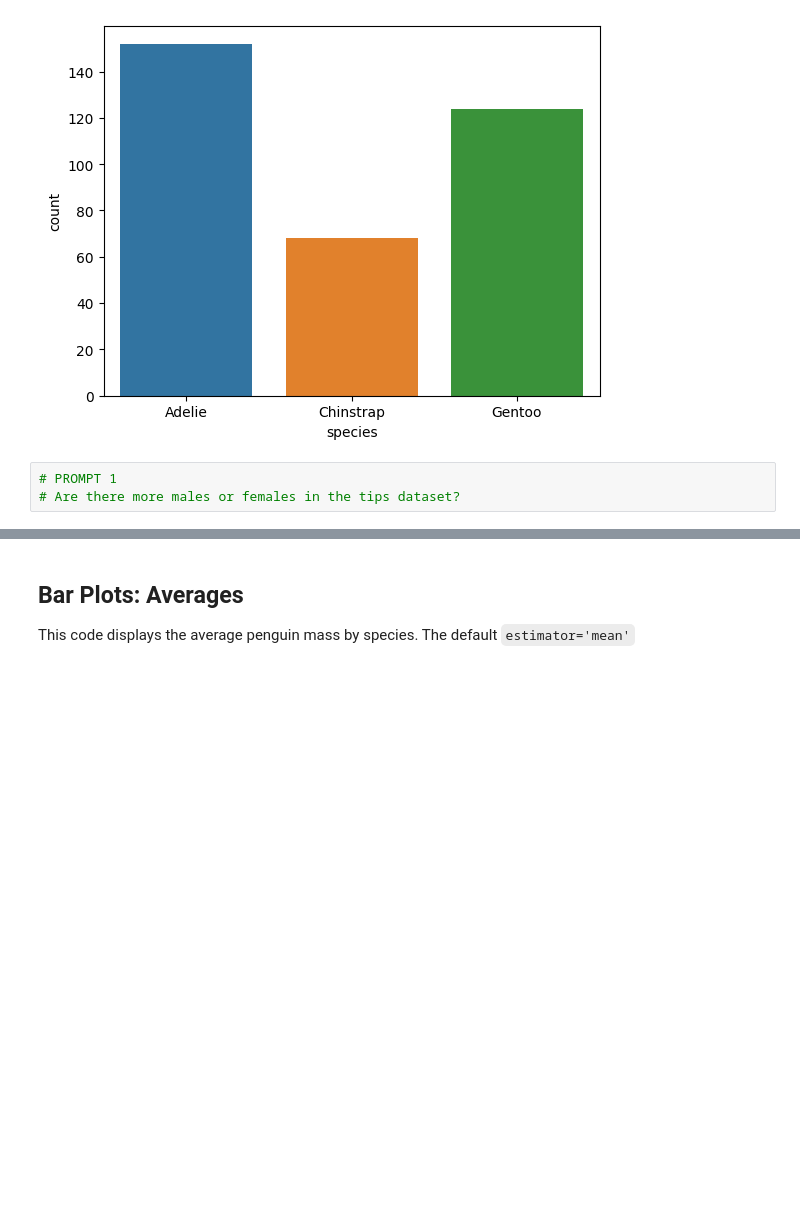
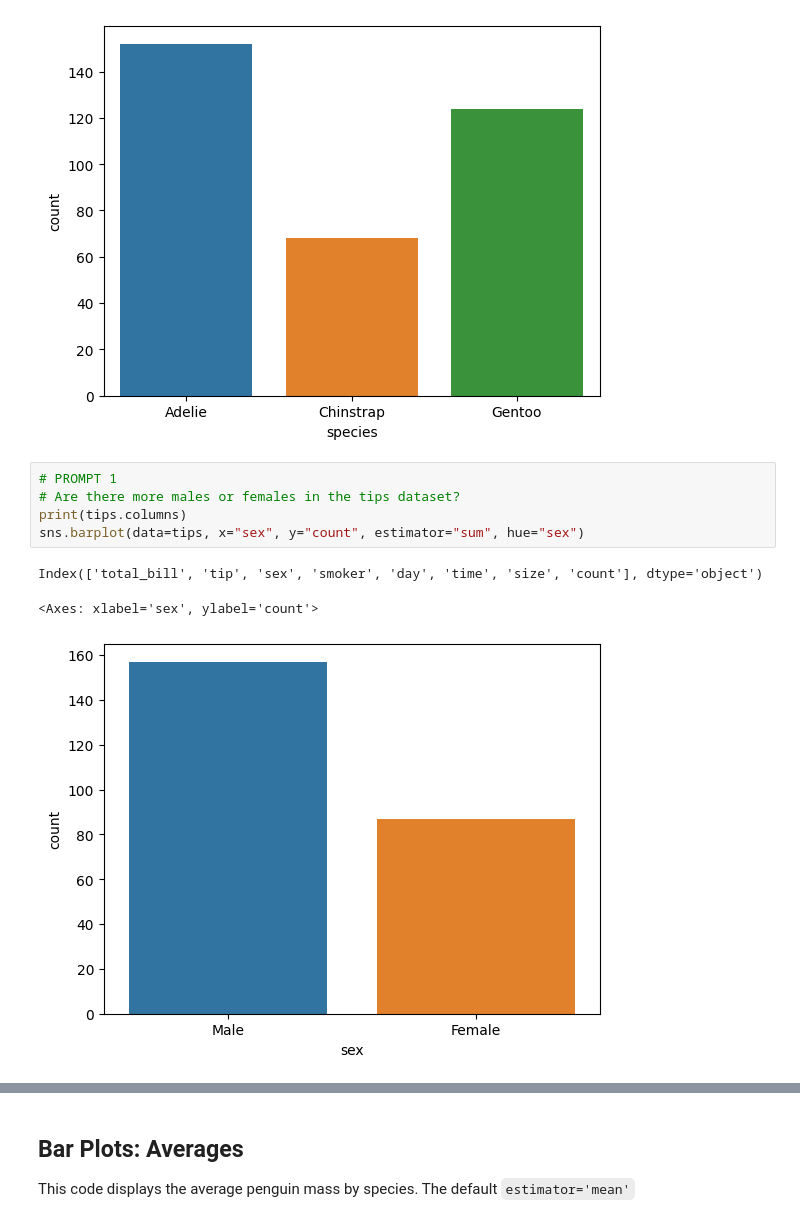
Before and after one commit to ist256/spring2026, a Jupyter notebook: lessons/12-Visualization/SmallGroup-Visualization.ipynb, the cells around one changed output, grey strips where cells are left out. Cells and saved outputs as stored; diff of their text form; blank space fills up the shorter version.

```diff
--- a/lessons/12-Visualization/SmallGroup-Visualization.ipynb
+++ b/lessons/12-Visualization/SmallGroup-Visualization.ipynb
@@ -66,6 +66,12 @@ sns.barplot(data=pengo, x="species", y="count", hue="species", estimator="sum")
 # %%
 # PROMPT 1
 # Are there more males or females in the tips dataset?
+print(tips.columns)
+sns.barplot(data=tips, x="sex", y="count", estimator="sum", hue="sex")
+# %% [output]
+Index(['total_bill', 'tip', 'sex', 'smoker', 'day', 'time', 'size', 'count'], dtype='object')
+<Axes: xlabel='sex', ylabel='count'>
+[figure, added]
 # %%
 # PROMPT 2
 # Are there more smokers or non-smokers in the tips dataset?
```
Also changed, not shown: parts of 31 cells of this notebook.
